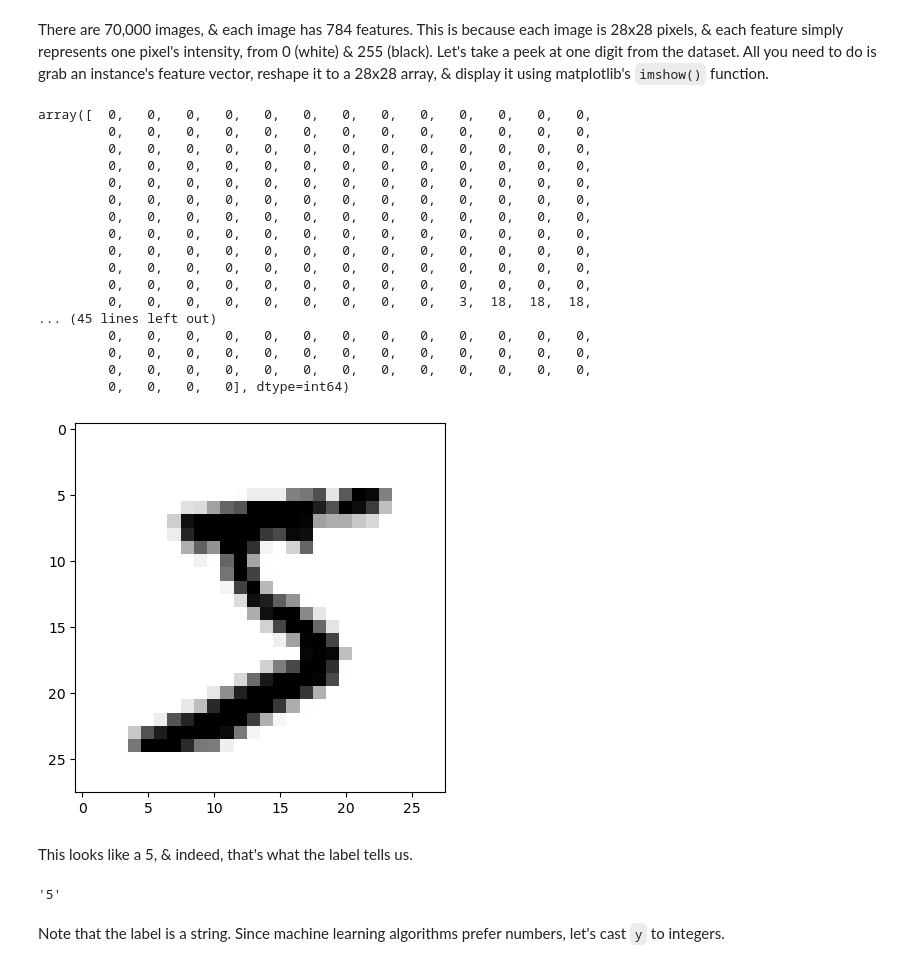
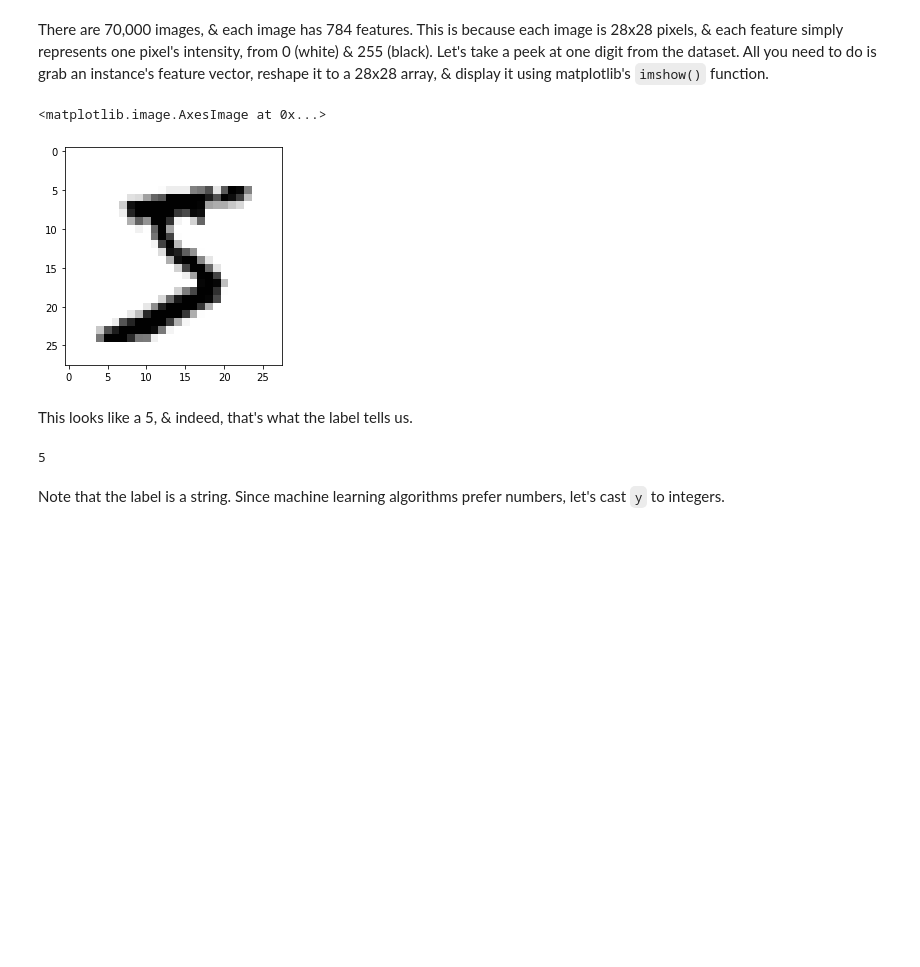
Before and after one commit to JieHengYu/ML-Algorithms, a Jupyter notebook: ML Python/Chapter 3/Classification.ipynb, the cells around one changed output. Saved outputs shown, nothing was run; the diff lists cells and outputs as text; code cells hidden in the pictures; blank space fills up the shorter version.

```diff
--- a/ML Python/Chapter 3/Classification.ipynb
+++ b/ML Python/Chapter 3/Classification.ipynb
@@ -13,7 +13,7 @@ Scikit-Learn provides many helper functions to download popular datasets. MNIST
 # %%
 from sklearn.datasets import fetch_openml
 
-mnist = fetch_openml("mnist_784", version = 1, parser = "auto", as_frame = False)
+mnist = fetch_openml("mnist_784", version = 1, as_frame = False)
 mnist.keys()
 # %% [output]
 dict_keys(['data', 'target', 'frame', 'categories', 'feature_names', 'target_names', 'DESCR', 'details', 'url'])
@@ -37,37 +37,20 @@ There are 70,000 images, & each image has 784 features. This is because each ima
 # %%
 import matplotlib as mpl
 import matplotlib.pyplot as plt
 
-some_digit = X.iloc[0].to_numpy()
+some_digit = X[0]
 some_digit_image = some_digit.reshape(28, 28)
 
 plt.imshow(some_digit_image, cmap = mpl.cm.binary, interpolation = "nearest")
-some_digit
 # %% [output]
-array([  0,   0,   0,   0,   0,   0,   0,   0,   0,   0,   0,   0,   0,
-         0,   0,   0,   0,   0,   0,   0,   0,   0,   0,   0,   0,   0,
-         0,   0,   0,   0,   0,   0,   0,   0,   0,   0,   0,   0,   0,
-         0,   0,   0,   0,   0,   0,   0,   0,   0,   0,   0,   0,   0,
-         0,   0,   0,   0,   0,   0,   0,   0,   0,   0,   0,   0,   0,
-         0,   0,   0,   0,   0,   0,   0,   0,   0,   0,   0,   0,   0,
-         0,   0,   0,   0,   0,   0,   0,   0,   0,   0,   0,   0,   0,
-         0,   0,   0,   0,   0,   0,   0,   0,   0,   0,   0,   0,   0,
-         0,   0,   0,   0,   0,   0,   0,   0,   0,   0,   0,   0,   0,
-         0,   0,   0,   0,   0,   0,   0,   0,   0,   0,   0,   0,   0,
-         0,   0,   0,   0,   0,   0,   0,   0,   0,   0,   0,   0,   0,
-         0,   0,   0,   0,   0,   0,   0,   0,   0,   3,  18,  18,  18,
-... (45 lines left out)
-         0,   0,   0,   0,   0,   0,   0,   0,   0,   0,   0,   0,   0,
-         0,   0,   0,   0,   0,   0,   0,   0,   0,   0,   0,   0,   0,
-         0,   0,   0,   0,   0,   0,   0,   0,   0,   0,   0,   0,   0,
-         0,   0,   0,   0], dtype=int64)
+<matplotlib.image.AxesImage at 0x...>
-[figure, old version]
+[figure, new version]
 # %% [markdown]
 This looks like a 5, & indeed, that's what the label tells us.
 # %%
 y[0]
 # %% [output]
-'5'
+5
 # %% [markdown]
 Note that the label is a string. Since machine learning algorithms prefer numbers, let's cast `y` to integers.
 # %%
```
Also changed, not shown: parts of 33 cells of this notebook, 24 other files.
